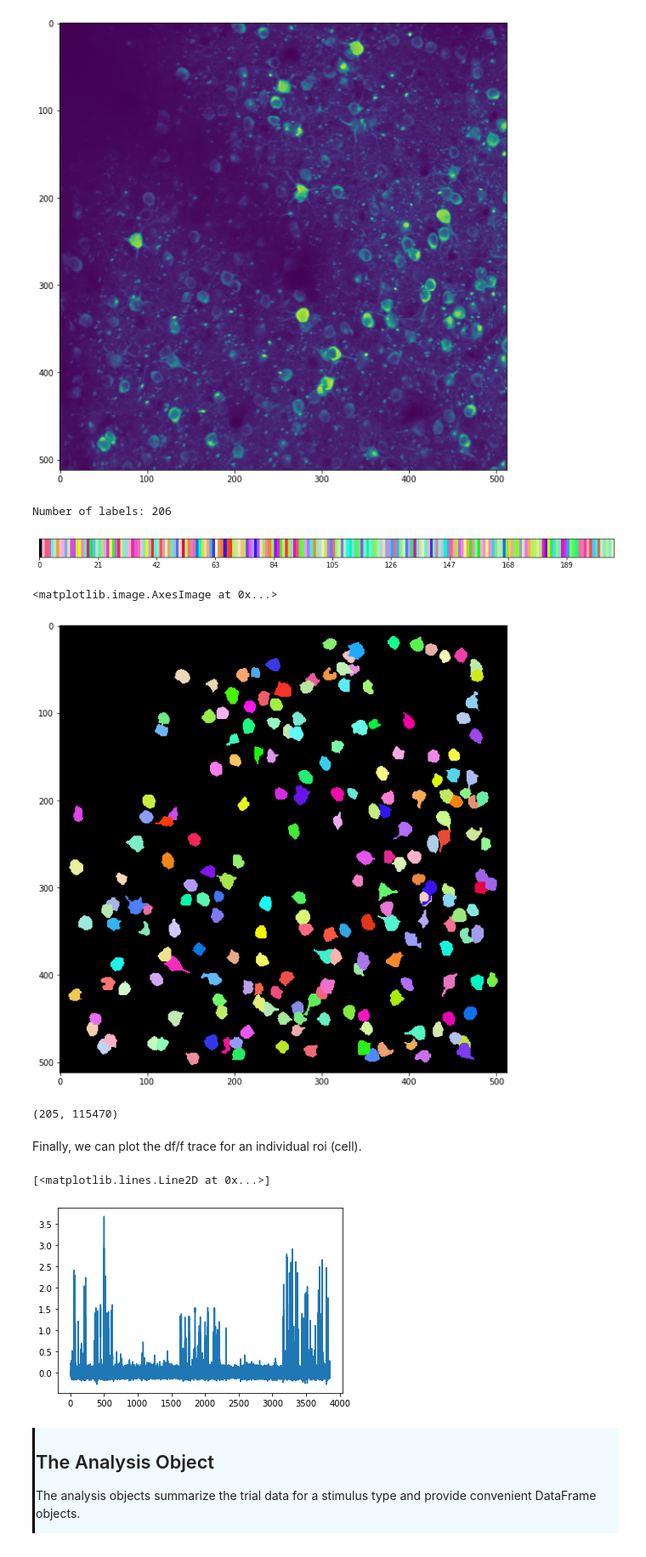
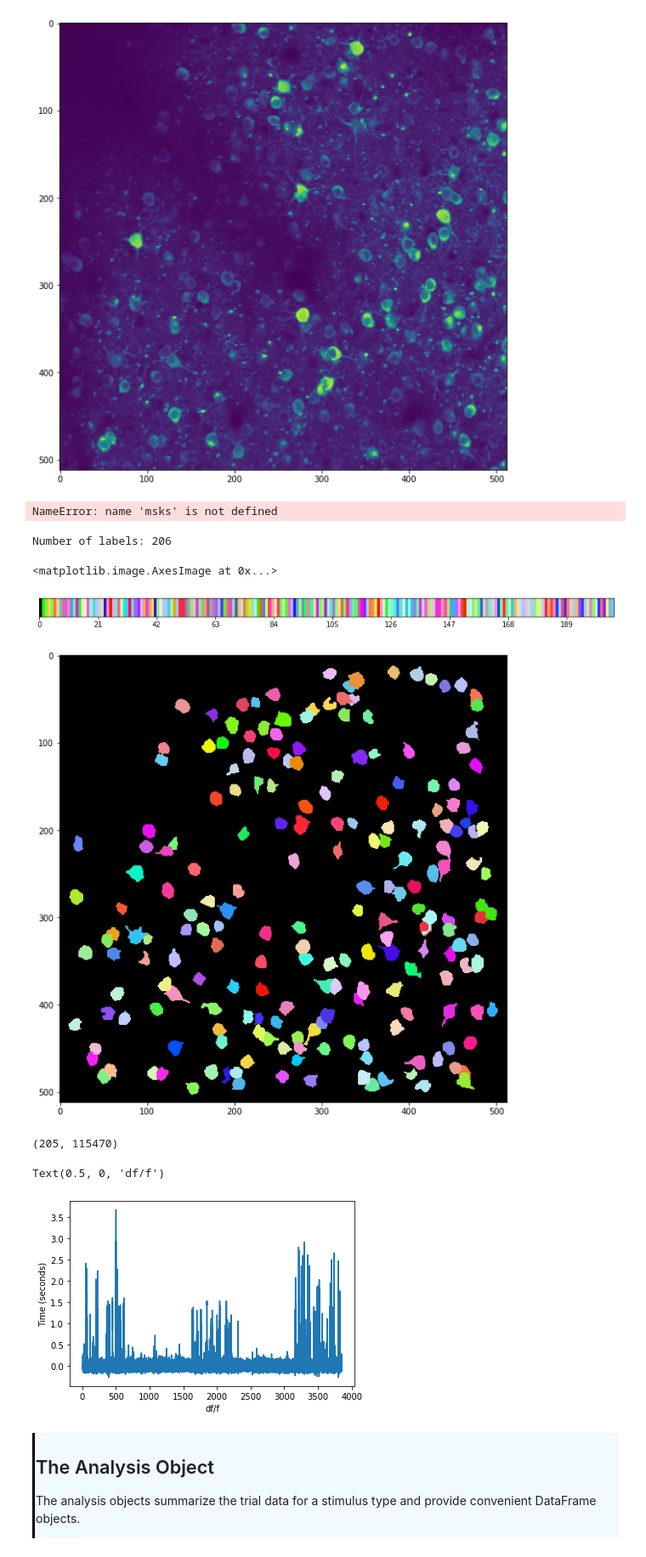
Before and after one commit to ryraut/swdb_2023, a Jupyter notebook: Day1/Day1WorkshopDraft.ipynb, the cells around one changed output. Shown at 85% size. Cells and saved outputs as stored; diff of their text form; code cells hidden in the pictures.

```diff
--- a/Day1/Day1WorkshopDraft.ipynb
+++ b/Day1/Day1WorkshopDraft.ipynb
@@ -344,12 +344,11 @@ ax.imshow(mxproj)
 # about it. If you really want to see whats happening, you can look at the code
 # in 'helperfunctions.py'
 from helperfunctions import rand_cmap
-cm = rand_cmap(len(msks)+1)
 # %% [output]
-Number of labels: 206
+NameError: name 'msks' is not defined
-[figure, removed]
 # %%
 msks = data_set.get_roi_mask_array()
+cm = rand_cmap(len(msks)+1)
 
 roi_id = np.zeros(msks[0].shape)
 for ii, msk in enumerate(msks):
@@ -357,12 +356,12 @@ for ii, msk in enumerate(msks):
 fig,ax  = plt.subplots(figsize = (10,10))
 ax.imshow(roi_id,cmap =cm,interpolation = 'none')
 # %% [output]
-<matplotlib.image.AxesImage at 0x...>
+Number of labels: 206
+<matplotlib.image.AxesImage at 0x...>
-[figure, old version]
+[figure, new version]
+[figure, added]
 # %%
 gratings = boc.get_ophys_experiment_analysis(ophys_experiment_id=session_id, stimulus_type='drifting_gratings')
 gratings.dfftraces.shape
 # %% [output]
 (205, 115470)
-# %% [markdown]
-Finally, we can plot the df/f trace for an individual roi (cell).
@@ -373,9 +368,13 @@ cell_idx = 7
 # %%
+cell_idx = 7
 this_dff = gratings.dfftraces[cell_idx]
-plt.plot(gratings.timestamps,this_dff)
+fig,ax = plt.subplots()
+ax.plot(gratings.timestamps,this_dff)
+ax.set_ylabel('Time (seconds)')
+ax.set_xlabel('df/f')
 # %% [output]
-[<matplotlib.lines.Line2D at 0x...>]
+Text(0.5, 0, 'df/f')
-[figure, old version]
+[figure, new version]
 # %% [markdown]
 <div style="border-left: 3px solid #000; padding: 1px; padding-left: 10px; background: #F0FAFF; ">
 <h2>The Analysis Object</h2>
```
Also changed, not shown: parts of 127 cells of this notebook.
